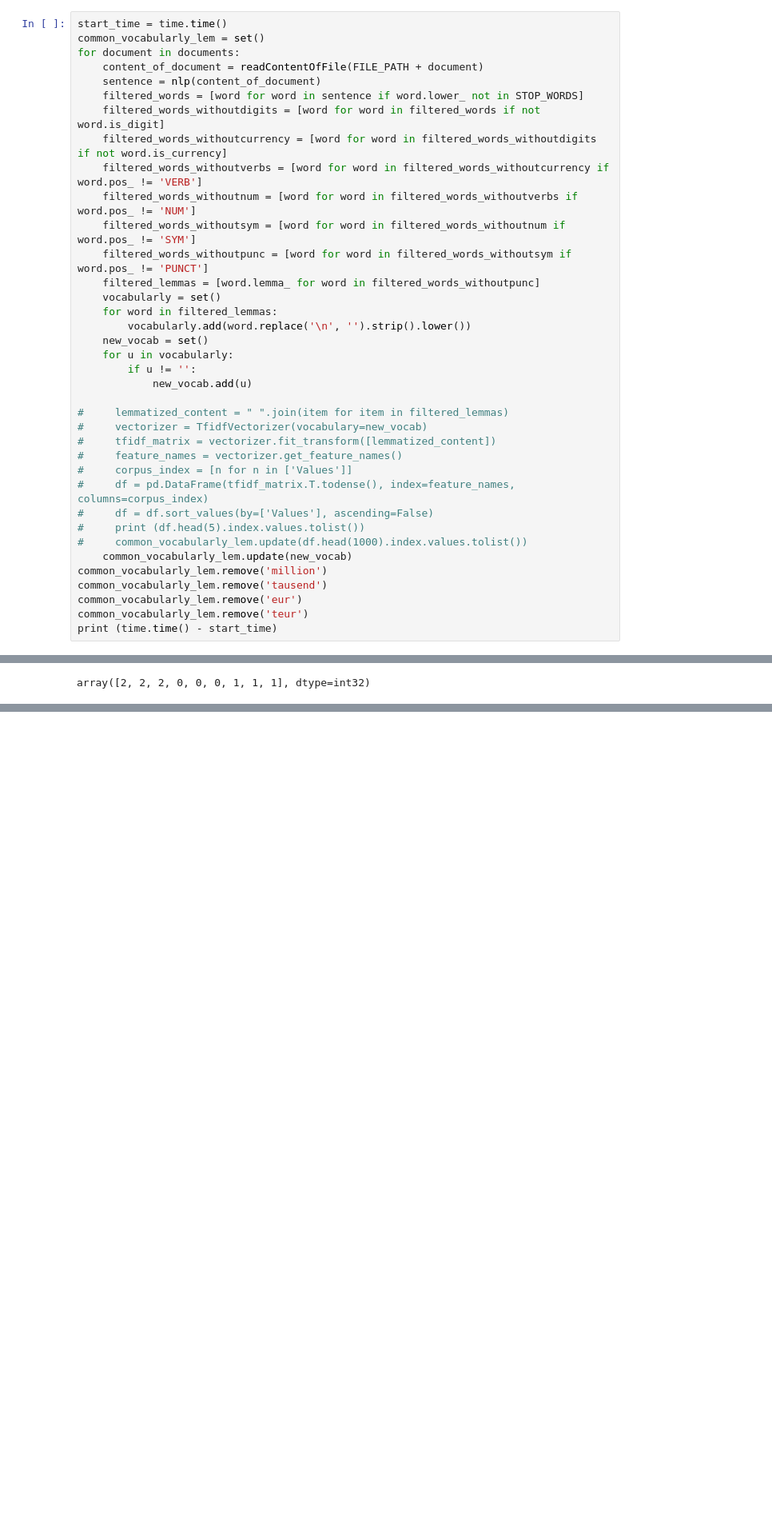
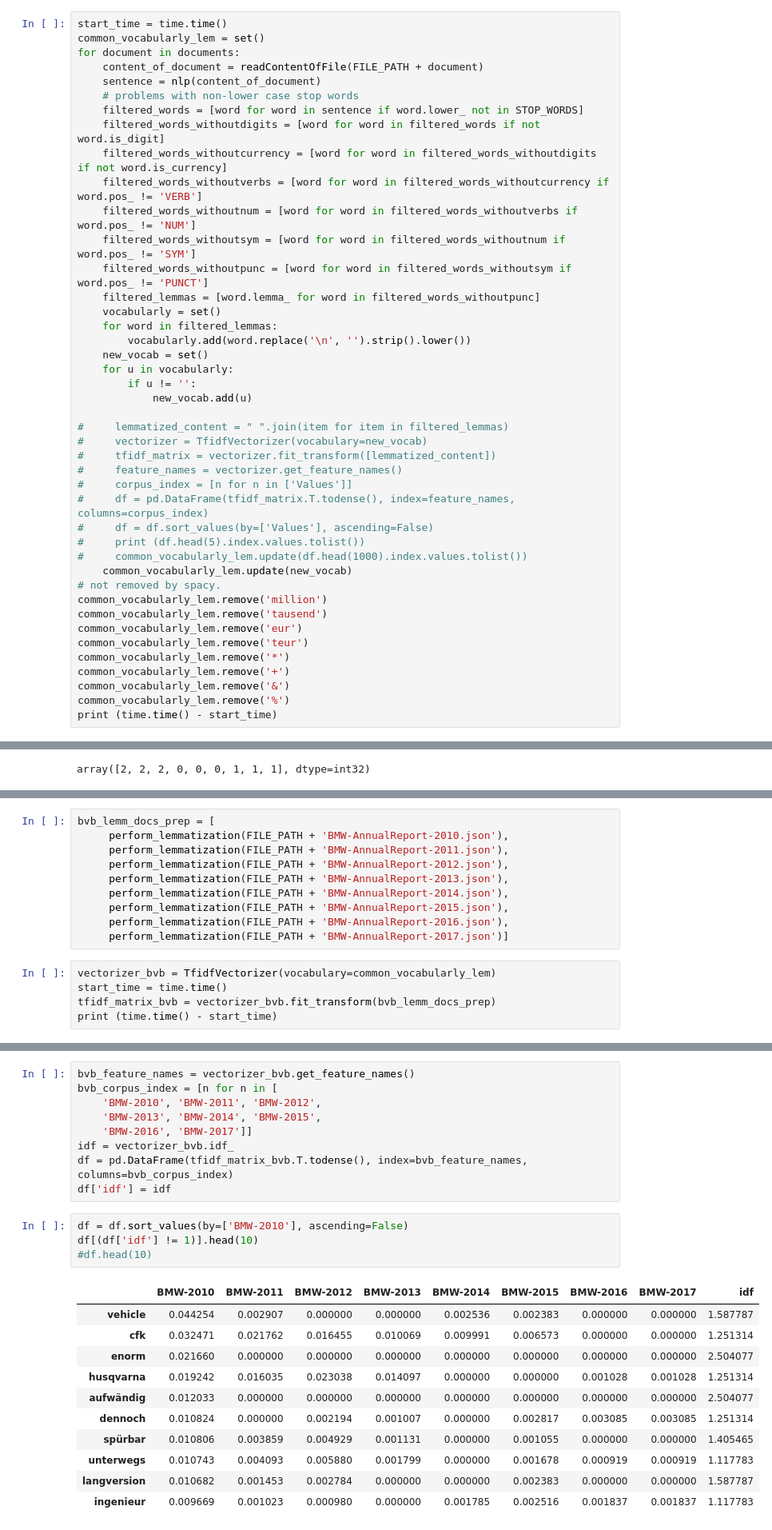
Before and after one commit to michaelborisov/text-analysis-lab, a Jupyter notebook: ML lab.ipynb, the cells around one changed output, grey strips where cells are left out. Shown at 80% size. Saved outputs shown, nothing was run; the diff lists cells and outputs as text; blank space fills up the shorter version.

```diff
--- a/ML lab.ipynb
+++ b/ML lab.ipynb
@@ -104,6 +104,7 @@ common_vocabularly_lem = set()
 for document in documents:
     content_of_document = readContentOfFile(FILE_PATH + document)
     sentence = nlp(content_of_document)
+    # problems with non-lower case stop words
     filtered_words = [word for word in sentence if word.lower_ not in STOP_WORDS]
     filtered_words_withoutdigits = [word for word in filtered_words if not word.is_digit]
     filtered_words_withoutcurrency = [word for word in filtered_words_withoutdigits if not word.is_currency]
@@ -130,9 +131,14 @@ for document in documents:
 #     print (df.head(5).index.values.tolist())
 #     common_vocabularly_lem.update(df.head(1000).index.values.tolist())
     common_vocabularly_lem.update(new_vocab)
+# not removed by spacy.
 common_vocabularly_lem.remove('million')
 common_vocabularly_lem.remove('tausend')
 common_vocabularly_lem.remove('eur')
 common_vocabularly_lem.remove('teur')
+common_vocabularly_lem.remove('*')
+common_vocabularly_lem.remove('+')
+common_vocabularly_lem.remove('&')
+common_vocabularly_lem.remove('%')
 print (time.time() - start_time)
 # %% [output]
@@ -246,0 +255,15 @@ array([2, 2, 2, 0, 0, 0, 1, 1, 1], dtype=int32)
+# %%
+bvb_lemm_docs_prep = [
+     perform_lemmatization(FILE_PATH + 'BMW-AnnualReport-2010.json'),
+     perform_lemmatization(FILE_PATH + 'BMW-AnnualReport-2011.json'),
+     perform_lemmatization(FILE_PATH + 'BMW-AnnualReport-2012.json'),
+     perform_lemmatization(FILE_PATH + 'BMW-AnnualReport-2013.json'),
+     perform_lemmatization(FILE_PATH + 'BMW-AnnualReport-2014.json'),
+     perform_lemmatization(FILE_PATH + 'BMW-AnnualReport-2015.json'),
+     perform_lemmatization(FILE_PATH + 'BMW-AnnualReport-2016.json'),
+     perform_lemmatization(FILE_PATH + 'BMW-AnnualReport-2017.json')]
+# %%
+vectorizer_bvb = TfidfVectorizer(vocabulary=common_vocabularly_lem)
+start_time = time.time()
+tfidf_matrix_bvb = vectorizer_bvb.fit_transform(bvb_lemm_docs_prep)
+print (time.time() - start_time)
@@ -247,3 +276,28 @@ array([2, 2, 2, 0, 0, 0, 1, 1, 1], dtype=int32)
+# %%
+bvb_feature_names = vectorizer_bvb.get_feature_names()
+bvb_corpus_index = [n for n in [
+    'BMW-2010', 'BMW-2011', 'BMW-2012',
+    'BMW-2013', 'BMW-2014', 'BMW-2015',
+    'BMW-2016', 'BMW-2017']]
+idf = vectorizer_bvb.idf_
+df = pd.DataFrame(tfidf_matrix_bvb.T.todense(), index=bvb_feature_names, columns=bvb_corpus_index)
+df['idf'] = idf
+# %%
+df = df.sort_values(by=['BMW-2010'], ascending=False)
+df[(df['idf'] != 1)].head(10)
+#df.head(10)
+# %% [output]
+|  | BMW-2010 | BMW-2011 | BMW-2012 | BMW-2013 | BMW-2014 | BMW-2015 | BMW-2016 | BMW-2017 | idf |
+| vehicle | 0.044254 | 0.002907 | 0.000000 | 0.000000 | 0.002536 | 0.002383 | 0.000000 | 0.000000 | 1.587787 |
+| cfk | 0.032471 | 0.021762 | 0.016455 | 0.010069 | 0.009991 | 0.006573 | 0.000000 | 0.000000 | 1.251314 |
+| enorm | 0.021660 | 0.000000 | 0.000000 | 0.000000 | 0.000000 | 0.000000 | 0.000000 | 0.000000 | 2.504077 |
+| husqvarna | 0.019242 | 0.016035 | 0.023038 | 0.014097 | 0.000000 | 0.000000 | 0.001028 | 0.001028 | 1.251314 |
+| aufwändig | 0.012033 | 0.000000 | 0.000000 | 0.000000 | 0.000000 | 0.000000 | 0.000000 | 0.000000 | 2.504077 |
+| dennoch | 0.010824 | 0.000000 | 0.002194 | 0.001007 | 0.000000 | 0.002817 | 0.003085 | 0.003085 | 1.251314 |
+| spürbar | 0.010806 | 0.003859 | 0.004929 | 0.001131 | 0.000000 | 0.001055 | 0.000000 | 0.000000 | 1.405465 |
+| unterwegs | 0.010743 | 0.004093 | 0.005880 | 0.001799 | 0.000000 | 0.001678 | 0.000919 | 0.000919 | 1.117783 |
+| langversion | 0.010682 | 0.001453 | 0.002784 | 0.000000 | 0.000000 | 0.002383 | 0.000000 | 0.000000 | 1.587787 |
+| ingenieur | 0.009669 | 0.001023 | 0.000980 | 0.000000 | 0.001785 | 0.002516 | 0.001837 | 0.001837 | 1.117783 |
 # %% [markdown]
 # Picking topic of a paragraph
 # %%
```
Also changed, not shown: parts of 5 cells of this notebook.
